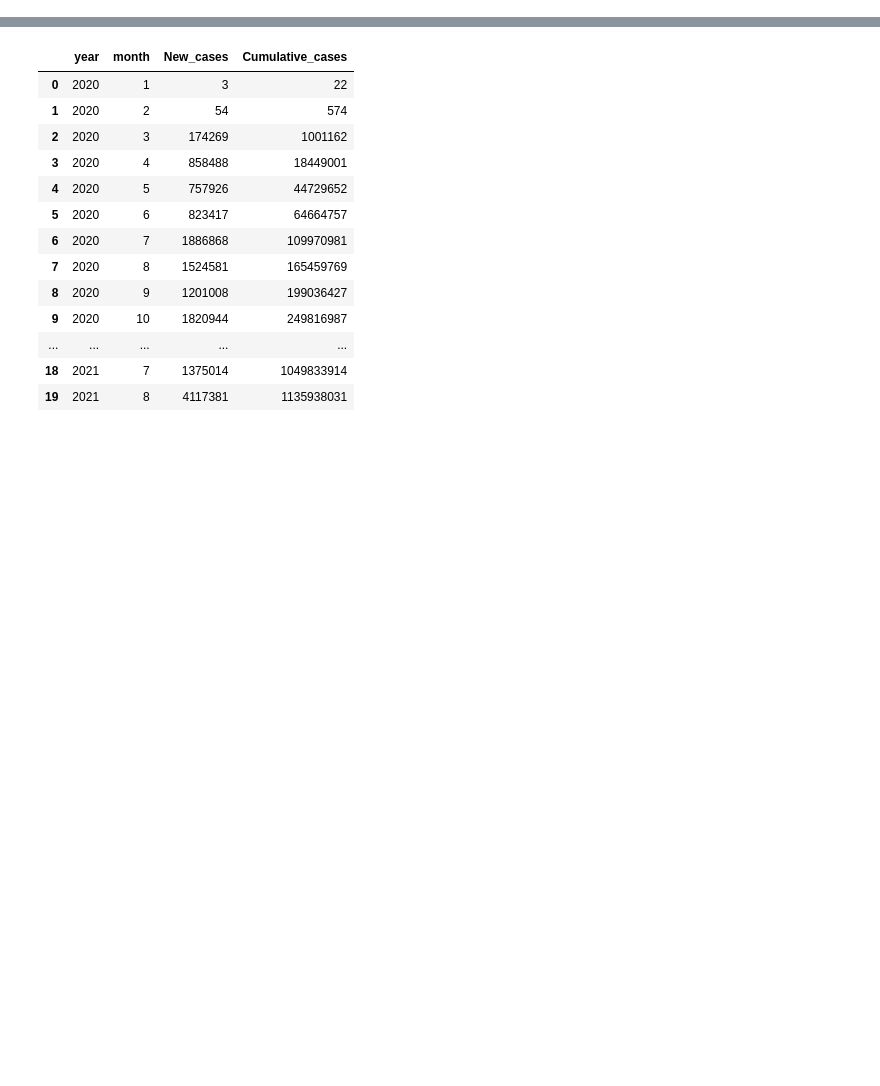
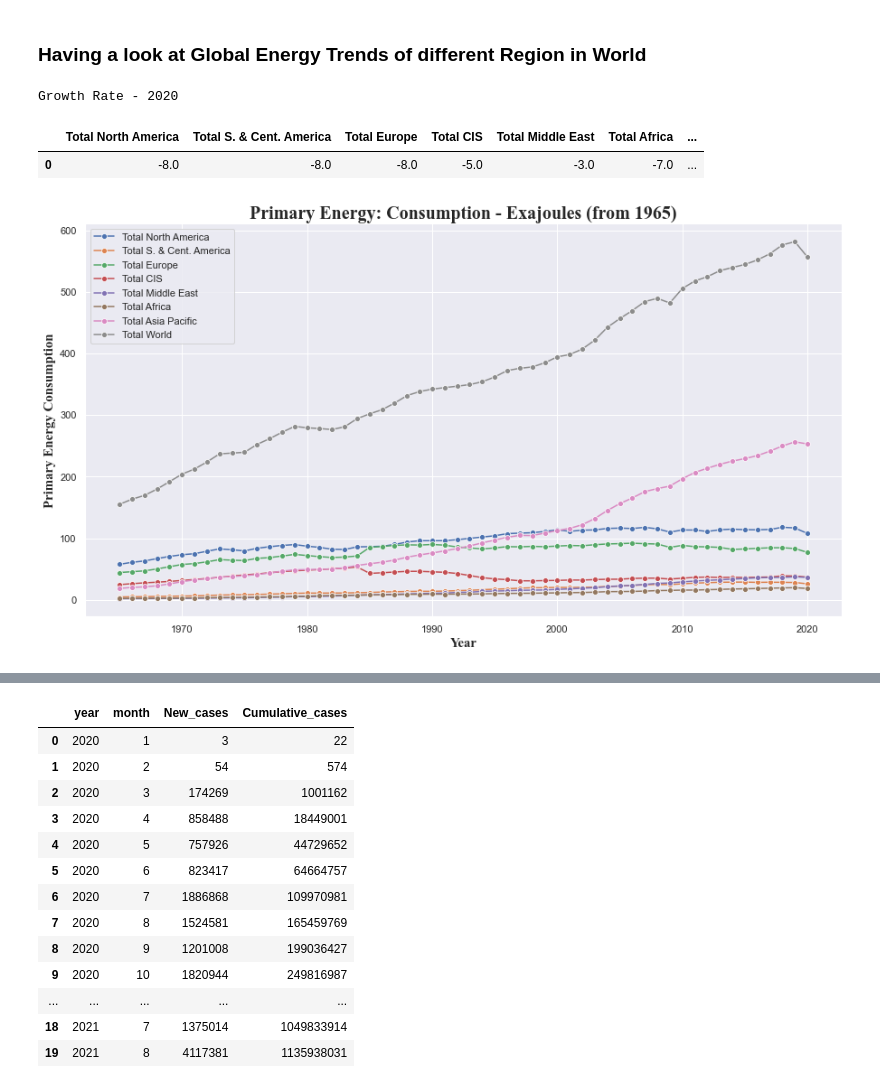
Before and after one commit to kasmita1205/2021Fall_finals, a Jupyter notebook: GlobalEnergyTrends.ipynb, the cells around one changed output, grey strips where cells are left out. Saved outputs shown, nothing was run; the diff lists cells and outputs as text; code cells hidden in the pictures; blank space fills up the shorter version.

Commit message:
completed the part of global energy trends

```diff
--- a/GlobalEnergyTrends.ipynb
+++ b/GlobalEnergyTrends.ipynb
@@ -8,3 +8,14 @@ warnings.filterwarnings('ignore')
 import datetime as dt
 import main
 import calendar
+# %% [markdown]
+### Having a look at Global Energy Trends of different Region in World
+# %%
+# Primary Energy: Consumption - Exajoules (from 1965)
+energy = main.plot_graph_file_name('Primary Energy Consumption','Primary Energy: Consumption - Exajoules (from 1965)')
+energy
+# %% [output]
+Growth Rate - 2020
+|  | Total North America | Total S. & Cent. America | Total Europe | Total CIS | Total Middle East | Total Africa | ... |
+| 0 | -8.0 | -8.0 | -8.0 | -5.0 | -3.0 | -7.0 | ... |
+[figure, added]
```
Also changed, not shown: parts of 14 cells of this notebook, 1 other file.
